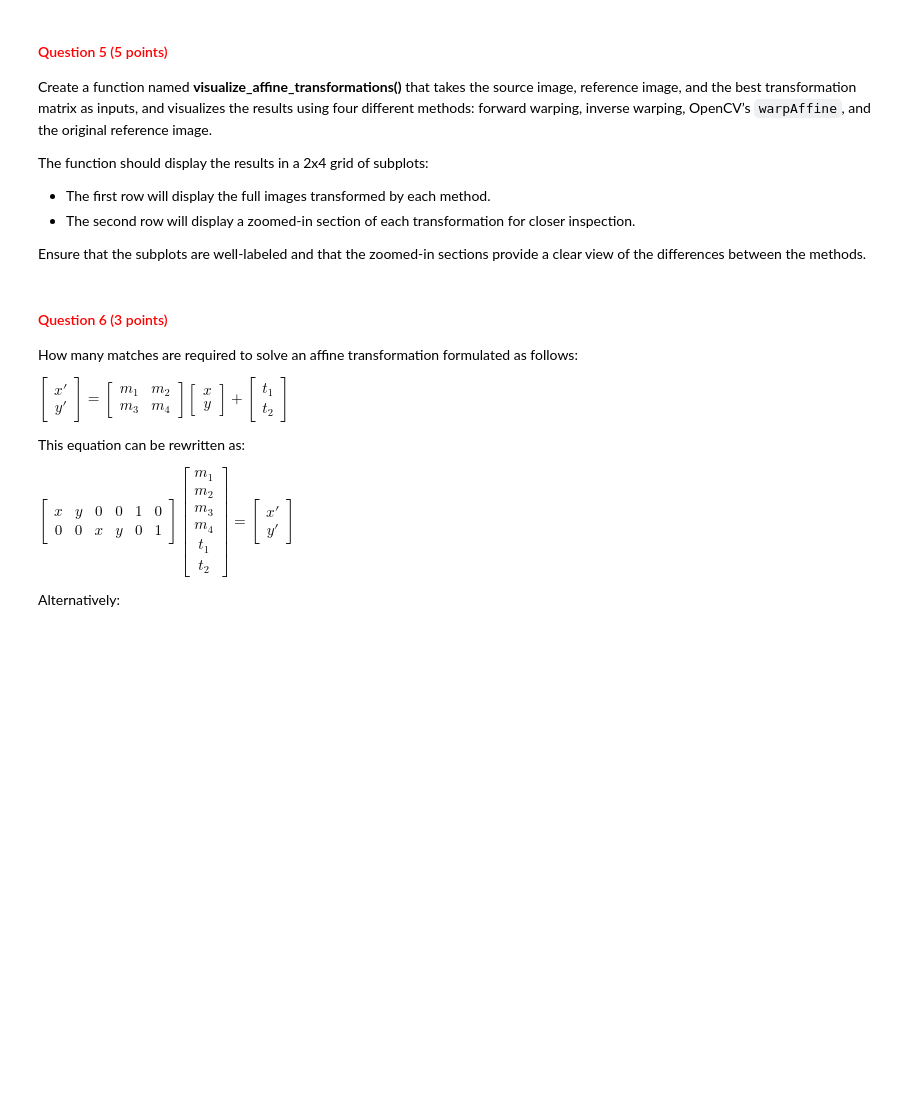
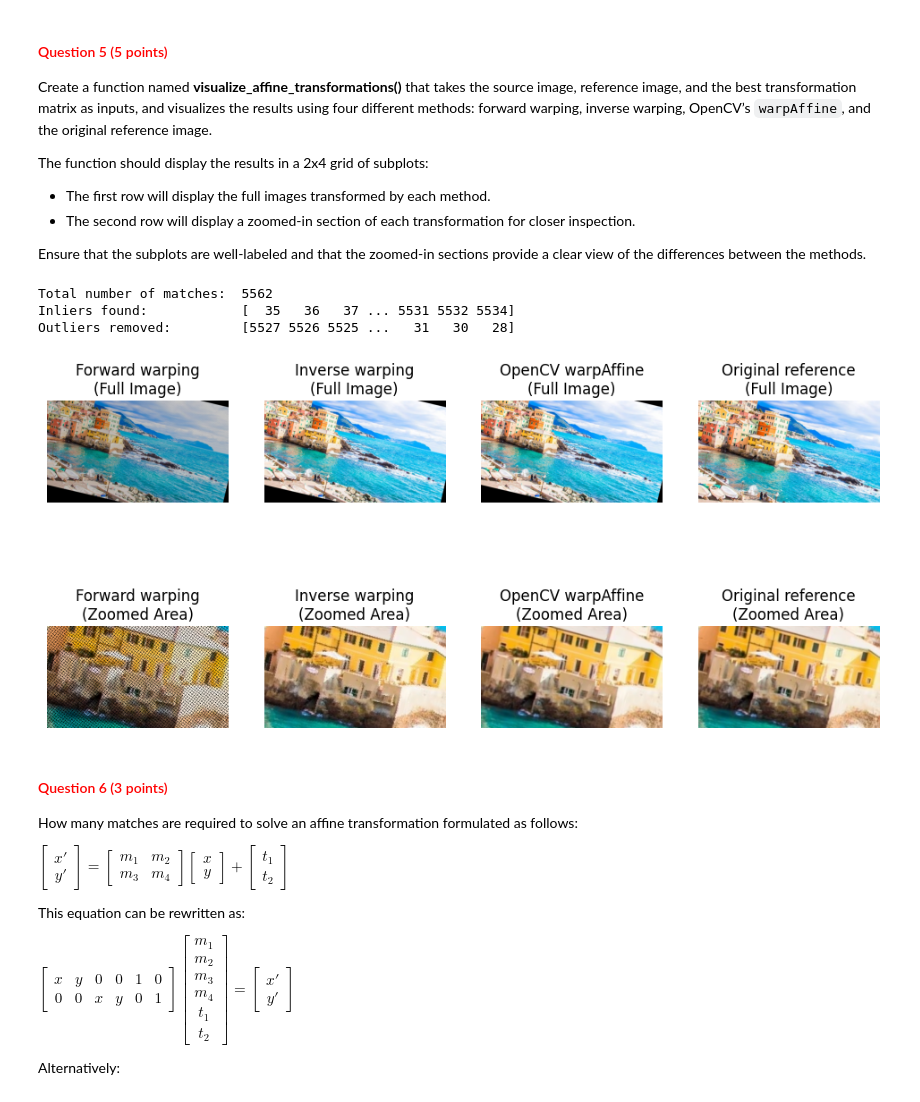
Before and after one commit to CV1Group28/cv1-lab-4, a Jupyter notebook: cv1-lab-4.ipynb, the cells around one changed output. Drawn from its saved outputs; the diff is of its cells as text; code cells hidden in the pictures; blank space fills up the shorter version.

```diff
--- a/cv1-lab-4.ipynb
+++ b/cv1-lab-4.ipynb
@@ -589,9 +614,17 @@ def visualize_affine_transformations(source_image, reference_image, transformati
 # %%
 num_iterations = 30
 num_points = 3
 threshold = 10
 
 # YOUR CODE HERE
+best_transformation_matrix = ransac_algorithm(keypoints_image_1, keypoints_image_2, matches, num_iterations, num_points, threshold)
+
+visualize_affine_transformations(image_1, image_2, best_transformation_matrix)
+# %% [output]
+Total number of matches:  5562
+Inliers found:            [  35   36   37 ... 5531 5532 5534]
+Outliers removed:         [5527 5526 5525 ...   31   30   28]
+[figure, added]
 # %% [markdown]
 <a id="question-6"></a>
 #### <font color='#FF0000'>Question 6 (3 points)</font>
```
Also changed, not shown: parts of 16 cells of this notebook.
